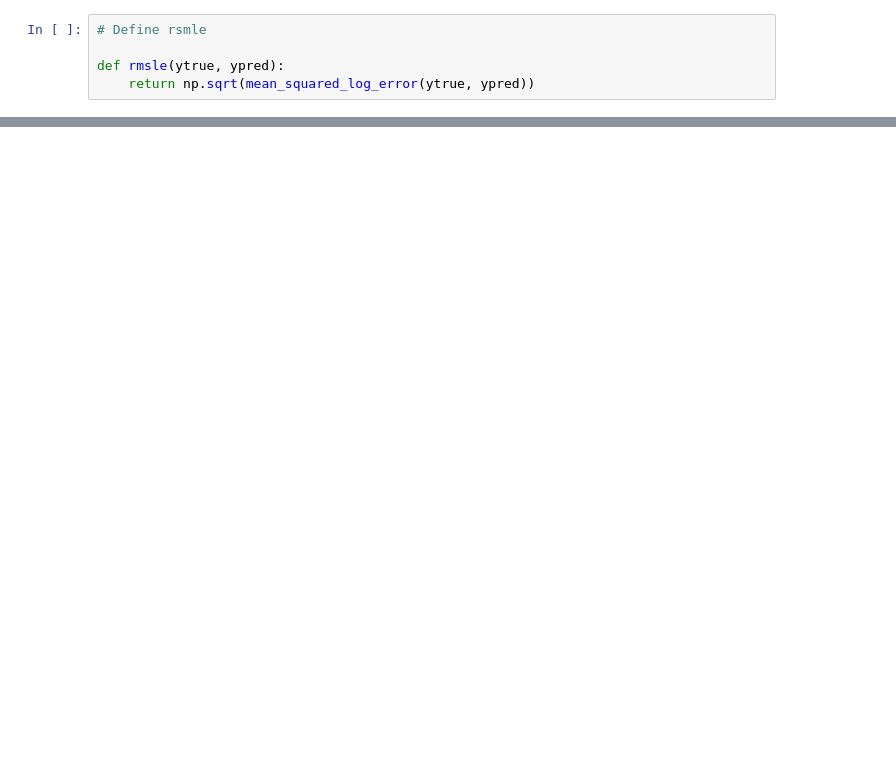
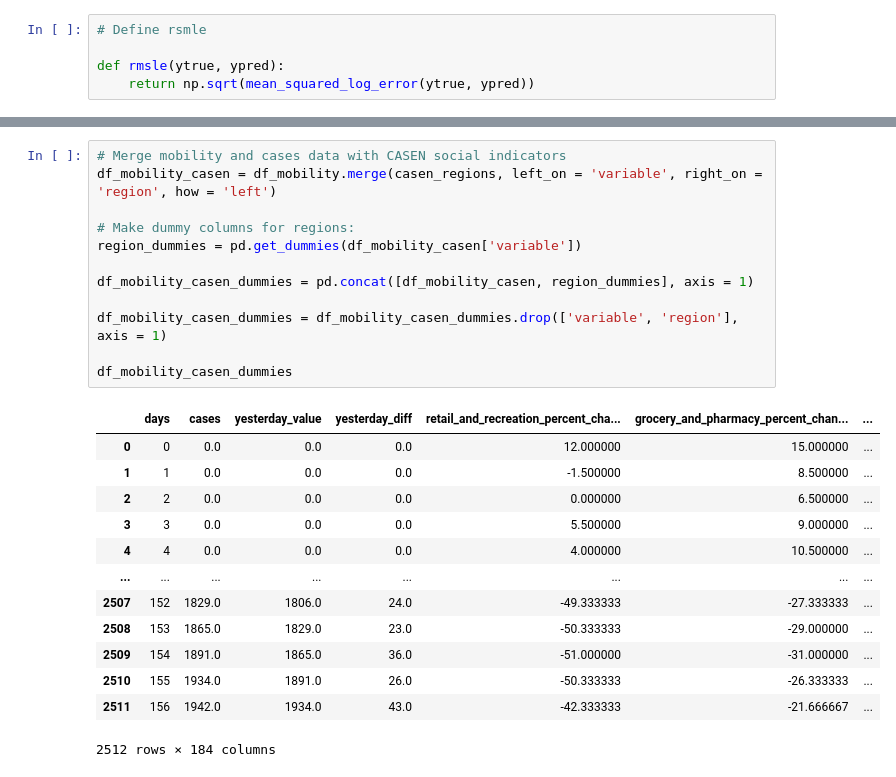
Before and after one commit to muellermax/Covid-Chile-Prediction, a Jupyter notebook: Covid Chile Prediction.ipynb, the cells around one changed output, grey strips where cells are left out. Drawn from its saved outputs; the diff is of its cells as text; blank space fills up the shorter version.

```diff
--- a/Covid Chile Prediction.ipynb
+++ b/Covid Chile Prediction.ipynb
@@ -729,0 +755,26 @@ df_mobility
+# %%
+# Merge mobility and cases data with CASEN social indicators
+df_mobility_casen = df_mobility.merge(casen_regions, left_on = 'variable', right_on = 'region', how = 'left')
+
+# Make dummy columns for regions:
+region_dummies = pd.get_dummies(df_mobility_casen['variable'])
+
+df_mobility_casen_dummies = pd.concat([df_mobility_casen, region_dummies], axis = 1)
+
+df_mobility_casen_dummies = df_mobility_casen_dummies.drop(['variable', 'region'], axis = 1)
+
+df_mobility_casen_dummies
+# %% [output]
+|  | days | cases | yesterday_value | yesterday_diff | retail_and_recreation_percent_cha... | grocery_and_pharmacy_percent_chan... | ... |
+| 0 | 0 | 0.0 | 0.0 | 0.0 | 12.000000 | 15.000000 | ... |
+| 1 | 1 | 0.0 | 0.0 | 0.0 | -1.500000 | 8.500000 | ... |
+| 2 | 2 | 0.0 | 0.0 | 0.0 | 0.000000 | 6.500000 | ... |
+| 3 | 3 | 0.0 | 0.0 | 0.0 | 5.500000 | 9.000000 | ... |
+| 4 | 4 | 0.0 | 0.0 | 0.0 | 4.000000 | 10.500000 | ... |
+| ... | ... | ... | ... | ... | ... | ... | ... |
+| 2507 | 152 | 1829.0 | 1806.0 | 24.0 | -49.333333 | -27.333333 | ... |
+| 2508 | 153 | 1865.0 | 1829.0 | 23.0 | -50.333333 | -29.000000 | ... |
+| 2509 | 154 | 1891.0 | 1865.0 | 36.0 | -51.000000 | -31.000000 | ... |
+| 2510 | 155 | 1934.0 | 1891.0 | 26.0 | -50.333333 | -26.333333 | ... |
+| 2511 | 156 | 1942.0 | 1934.0 | 43.0 | -42.333333 | -21.666667 | ... |
+2512 rows × 184 columns
```
Also changed, not shown: parts of 14 cells of this notebook, 1 other file.
